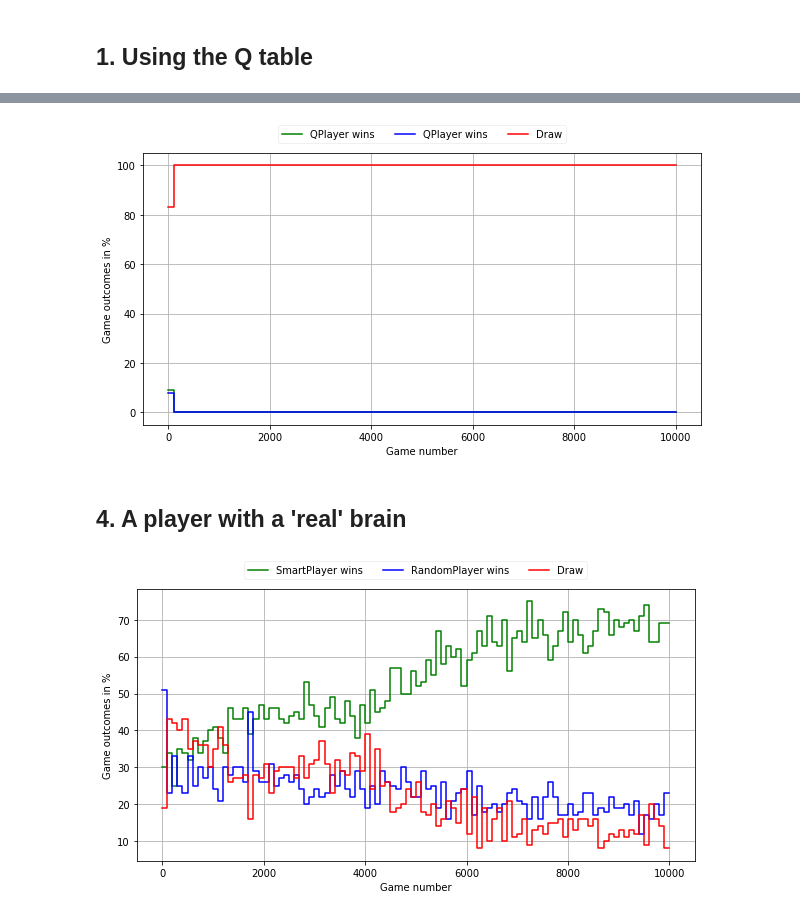
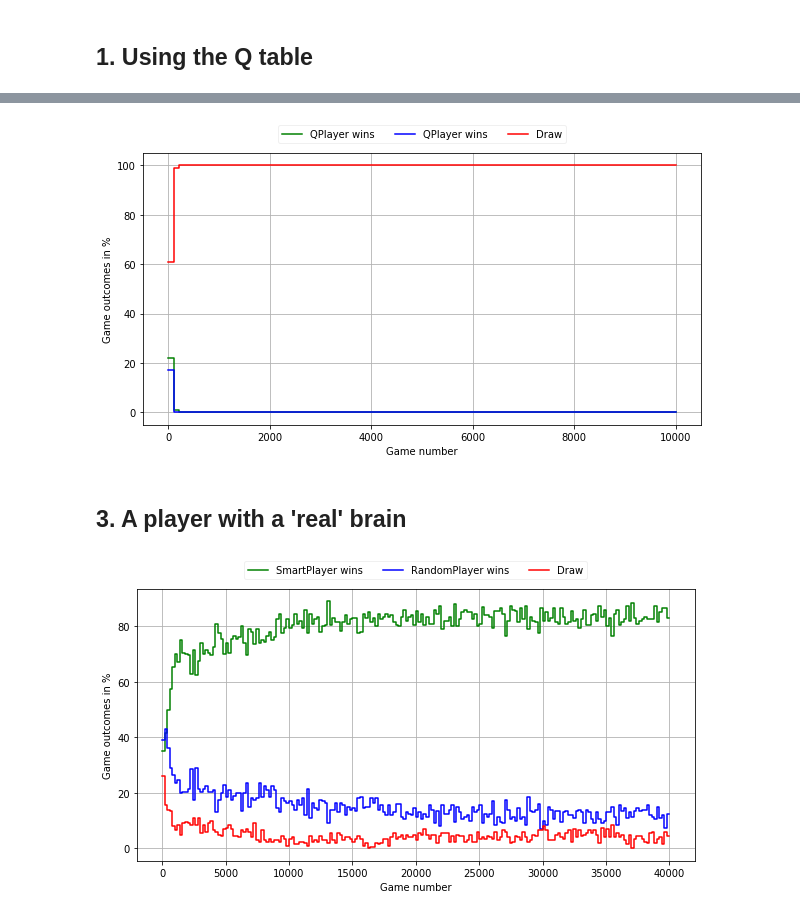
Before and after one commit to simonaertssen/TicTacToe-Reinforcement-Learning, a Jupyter notebook: TrainPlayers.ipynb, the cells around one changed output, grey strips where cells are left out. Cells and saved outputs as stored; diff of their text form; code cells hidden in the pictures.

```diff
--- a/TrainPlayers.ipynb
+++ b/TrainPlayers.ipynb
@@ -60,18 +56,17 @@ test(QPlayer1, QPlayer2, rounds=100, battles=100)
 # %%
-QPlayer3 = QPlayer(lr=0.4, lrdecay=0.9, exploration=0.2, explorationdecay=0.9)
-QPlayer4 = QPlayer(lr=0.4, lrdecay=0.9, exploration=0.2, explorationdecay=0.9)
+QPlayer3 = QPlayer(lr=0.3, lrdecay=1.0, exploration=0.3, explorationdecay=0.95)
+QPlayer4 = QPlayer(lr=0.3, lrdecay=1.0, exploration=0.3, explorationdecay=0.95)
 
 train(QPlayer3, QPlayer4, rounds=100, battles=100)
 # %% [output]
-[figure, old version]
+[figure, new version]
 # %% [markdown]
-## 4. A player with a 'real' brain
+## 3. A player with a 'real' brain
 # %%
-SmartPlayer1 = SmartPlayer(nodes=36, lr=0.1, lrdecay=1.0)
-SmartPlayer1.rewards = {"WINNER": 1.0, "LOSER":0.0, "MADEDRAW":1.0, "CHOSEDRAW":0.5}
+SmartPlayer1 = SmartPlayer(nodes=9, lr=0.1, lrdecay=1.0)
+SmartPlayer1.rewards = {"WINNER": 1.0, "LOSER":0.0, "MADEDRAW":0.2, "CHOSEDRAW":0.0}
 
-train(SmartPlayer1, RandomPlayer(), rounds=100, battles=100)
-SmartPlayer1.savePolicy()
+train(SmartPlayer1, RandomPlayer(), rounds=200, battles=200)
 # %% [output]
-[figure, old version]
+[figure, new version]
 # %%
```
Also changed, not shown: parts of 15 cells of this notebook.
